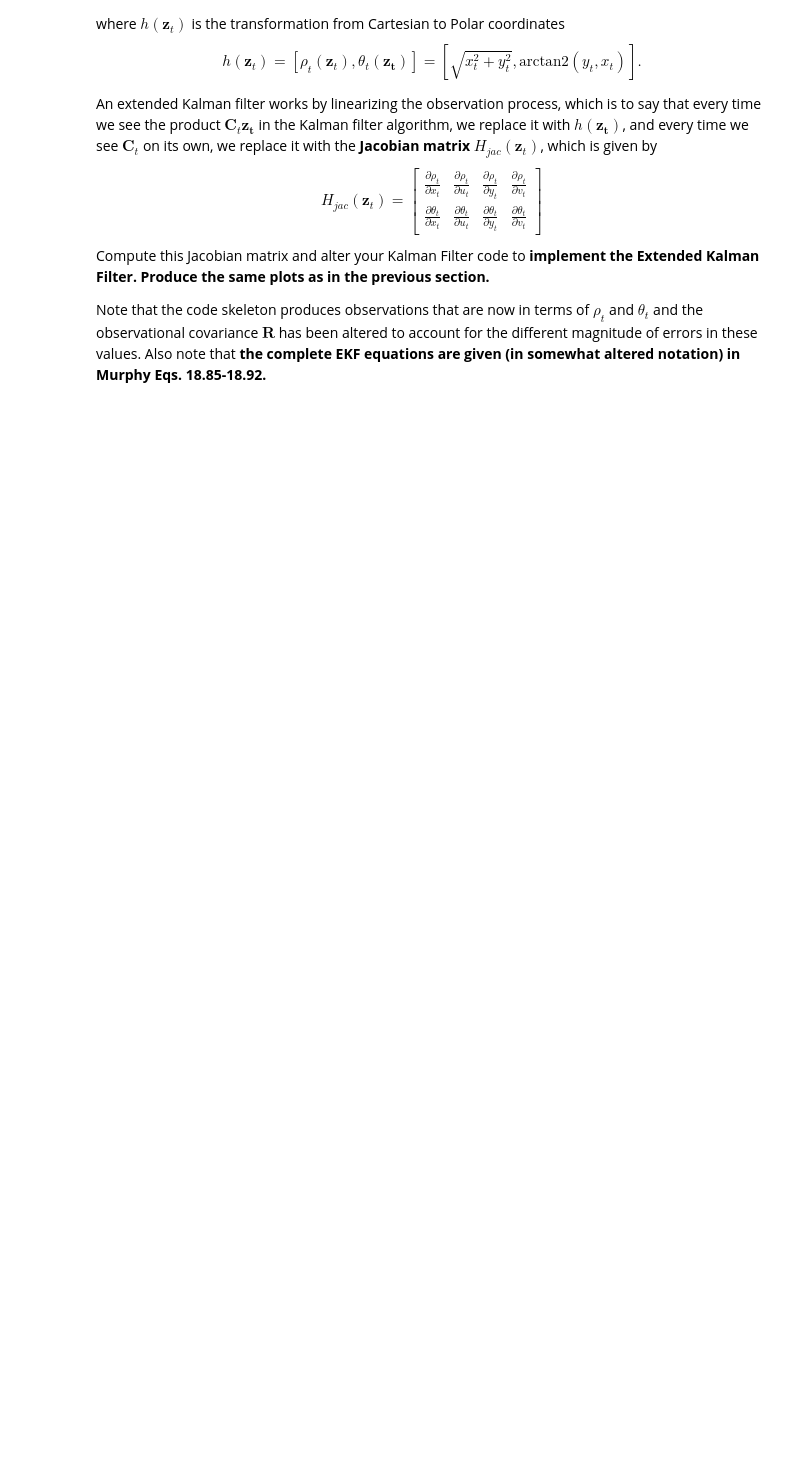
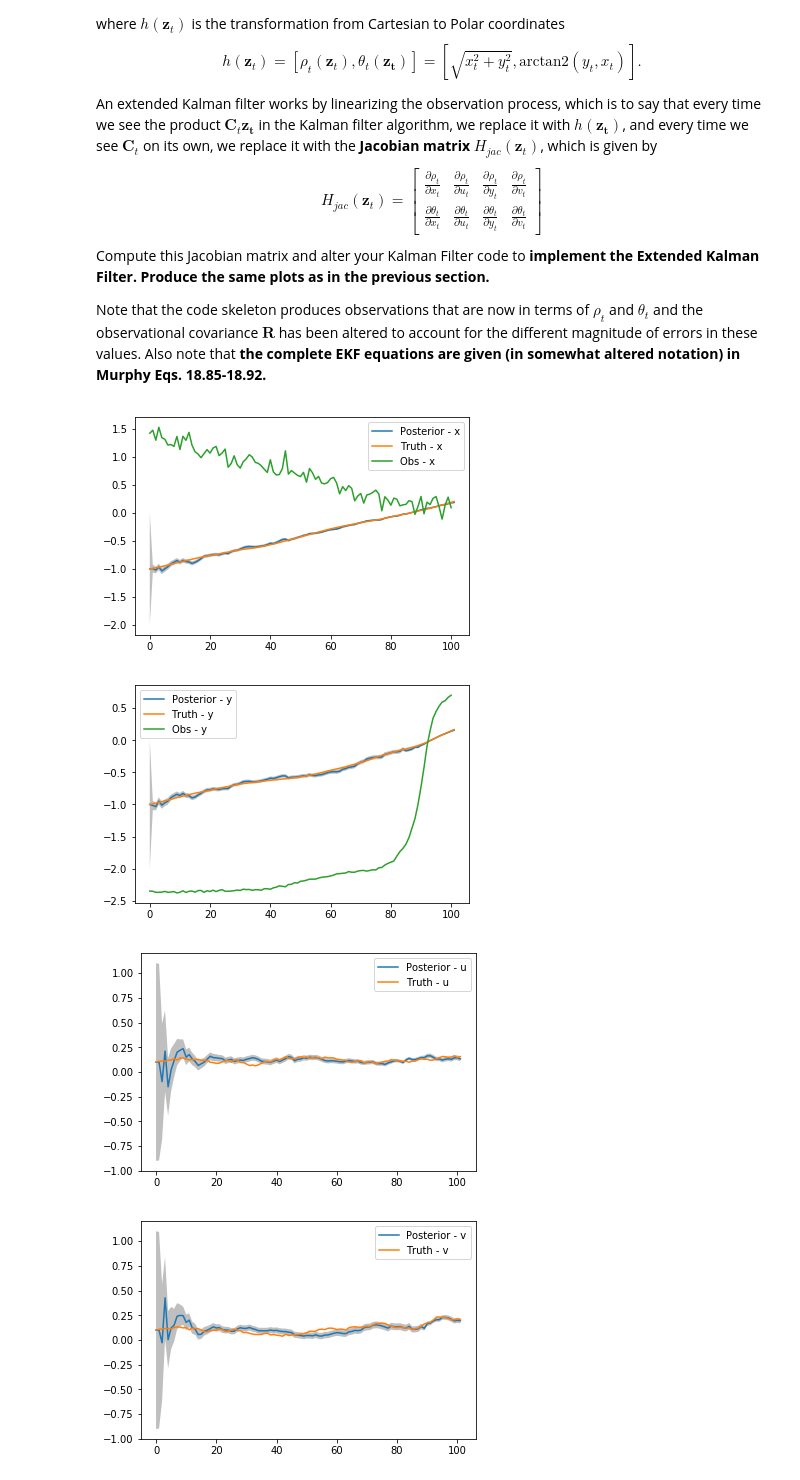
Before and after one commit to ywingdriver/Homework_3, a Jupyter notebook: Homework_3.ipynb, the cells around one changed output. Saved outputs shown, nothing was run; the diff lists cells and outputs as text; code cells hidden in the pictures; blank space fills up the shorter version.

```diff
--- a/Homework_3.ipynb
+++ b/Homework_3.ipynb
@@ -257,7 +386,7 @@ Q = a**2*np.array([[1/4.*dt**4,1/2.*dt**3,         0,         0],
                    [1/2.*dt**3,     dt**2,         0,         0],
                    [         0,         0,1/4.*dt**4,1/2.*dt**3],
                    [         0,         0,1/2.*dt**3,     dt**2]])
-
+Q += 1e-5*np.sum(np.diag(Q))*np.eye(4)
 
 # Observation covariance
 R = np.array([[0.1**2,0],
@@ -272,7 +401,9 @@ def h(X):
 # Jacobian of observation function
 def H_jac(X):
     #! Generate a function which returns the Jacobian of h
-    pass
+    jac = np.array([[X[0]/np.sqrt(X[0]**2 + X[2]**2), 0, X[2]/np.sqrt(X[0]**2 + X[2]**2), 0],
+                   [-X[2]/(X[0]**2 + X[2]**2), 0, X[0]/(X[0]**2 + X[2]**2), 0]])
+    return jac
 
 ### These are useful for sampling from normal distributions, but you
 ### don't need to worry about them.
@@ -305,35 +436,74 @@ while t<t_end:
     ### Simulate the motion of the aircraft
     ### You do not have access to this information!
     ### Don't change!
     Z_0 = Z_true[-1]
     Z_1 = np.dot(A,Z_0) + np.dot(Q_cholesky,np.random.randn(4))  # Move the plane forward in time
     Z_true.append(Z_1)
     Y_1 = h(Z_1) + np.dot(R_cholesky,np.random.randn(2))  # Take a noisy measurement
     Y.append(Y_1)
     ###
     ###
     ###
 
     mu_previous = mu[-1] # Best state estimate from last time step
     Sigma_previous = Sigma[-1] # state covariance from last time step
     Y_current = Y[-1]  # Current observation
 
-    H = H_jac(X_previous)
+    H = H_jac(mu_previous)
 
     # Prediction step
     #! Write code to predict
-    mu_prior = None #! a) where the airplane will be according to the motion model
-    Sigma_prior = None #! b) b) the covariance of that estimate
+    mu_prior = A.dot(mu_previous) # a) where the airplane will be according to the motion model
+    Sigma_prior = A.dot(Sigma_previous).dot(A.T) + Q # b) the covariance of that estimate
 
     # Update step
     #! Implement the formulae for the update step of the Kalman filter
     #!
     #!
     #!
-    mu_post = None #! The posterior state mean estimate
-    Sigma_post = None #! The posterior covariance estimate
+    K = Sigma_prior@H.T@np.linalg.inv(H@Sigma_prior@H.T + R)
+    mu_post = mu_prior + K@(Y_current - h(mu_prior)) # The posterior state mean estimate
+    Sigma_post = (np.identity(K.shape[0]) - K@H)@Sigma_prior # The posterior covariance estimate
 
     mu.append(mu_post)
     Sigma.append(Sigma_post)
 
     t+=dt
+
+
+mu = np.array(mu)
+Z_true = np.array(Z_true)
+Y = np.array(Y)
+Sigma = np.array(Sigma)
+
+#! Plotting goes here.
+plt.plot(mu[:,0], label="Posterior - x")
+plt.plot(Z_true[:,0], label="Truth - x")
+plt.plot(Y[:,0], label="Obs - x")
+plt.fill_between(np.arange(mu[:,0].size), mu[:,0] + np.sqrt(Sigma[:,0,0]), mu[:,0] - np.sqrt(Sigma[:,0,0]), facecolor='grey', alpha=.5)
+plt.legend()
+plt.show()
+
+plt.plot(mu[:,2], label="Posterior - y")
+plt.plot(Z_true[:,2], label="Truth - y")
+plt.plot(Y[:,1], label="Obs - y")
+plt.fill_between(np.arange(mu[:,2].size), mu[:,2] + np.sqrt(Sigma[:,2,2]), mu[:,2] - np.sqrt(Sigma[:,2,2]), facecolor='grey', alpha=.5)
+plt.legend()
+plt.show()
+
+plt.plot(mu[:,1], label="Posterior - u")
+plt.plot(Z_true[:,1], label="Truth - u")
+plt.fill_between(np.arange(mu[:,1].size), mu[:,1] + np.sqrt(Sigma[:,1,1]), mu[:,1] - np.sqrt(Sigma[:,1,1]), facecolor='grey', alpha=.5)
+plt.legend()
+plt.show()
+
+plt.plot(mu[:,3], label="Posterior - v")
+plt.plot(Z_true[:,3], label="Truth - v")
+plt.fill_between(np.arange(mu[:,3].size), mu[:,3] + np.sqrt(Sigma[:,3,3]), mu[:,3] - np.sqrt(Sigma[:,3,3]), facecolor='grey', alpha=.5)
+plt.legend()
+plt.show()
+# %% [output]
+[figure, added]
+[figure, added]
+[figure, added]
+[figure, added]
```
Also changed, not shown: parts of 11 cells of this notebook.
